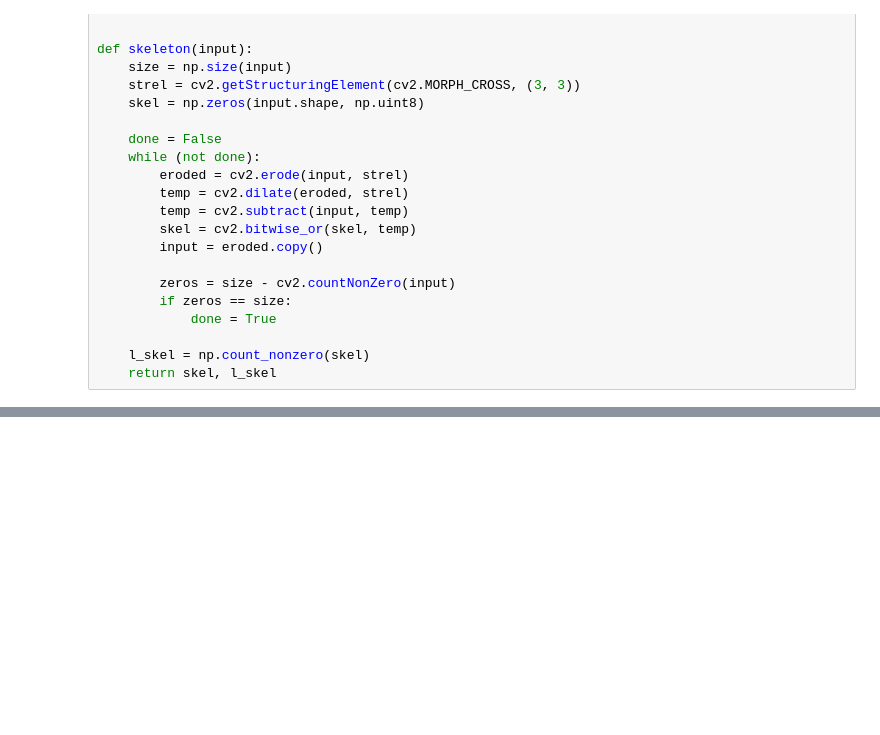
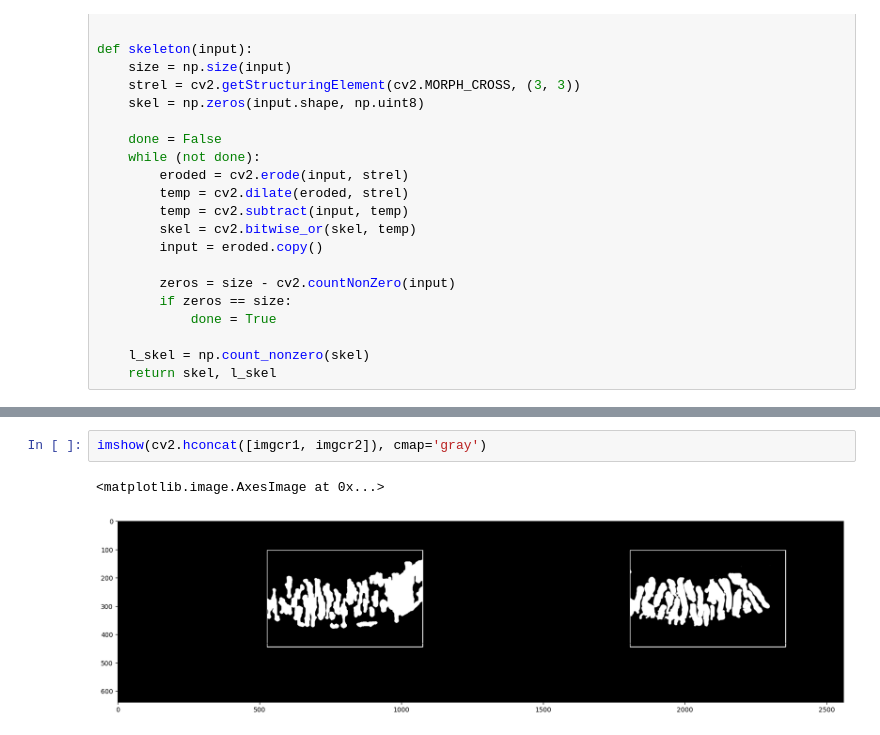
Before and after one commit to oykudiribas/Meibo-segment, a Jupyter notebook: src/main_nb.ipynb, the cells around one changed output, grey strips where cells are left out. Cells and saved outputs as stored; diff of their text form; blank space fills up the shorter version.

```diff
--- a/src/main_nb.ipynb
+++ b/src/main_nb.ipynb
@@ -252,0 +581,5 @@ imshow(img_res)
+# %%
+imshow(cv2.hconcat([imgcr1, imgcr2]), cmap='gray')
+# %% [output]
+<matplotlib.image.AxesImage at 0x...>
+[figure, added]
```
Also changed, not shown: parts of 25 cells of this notebook.
